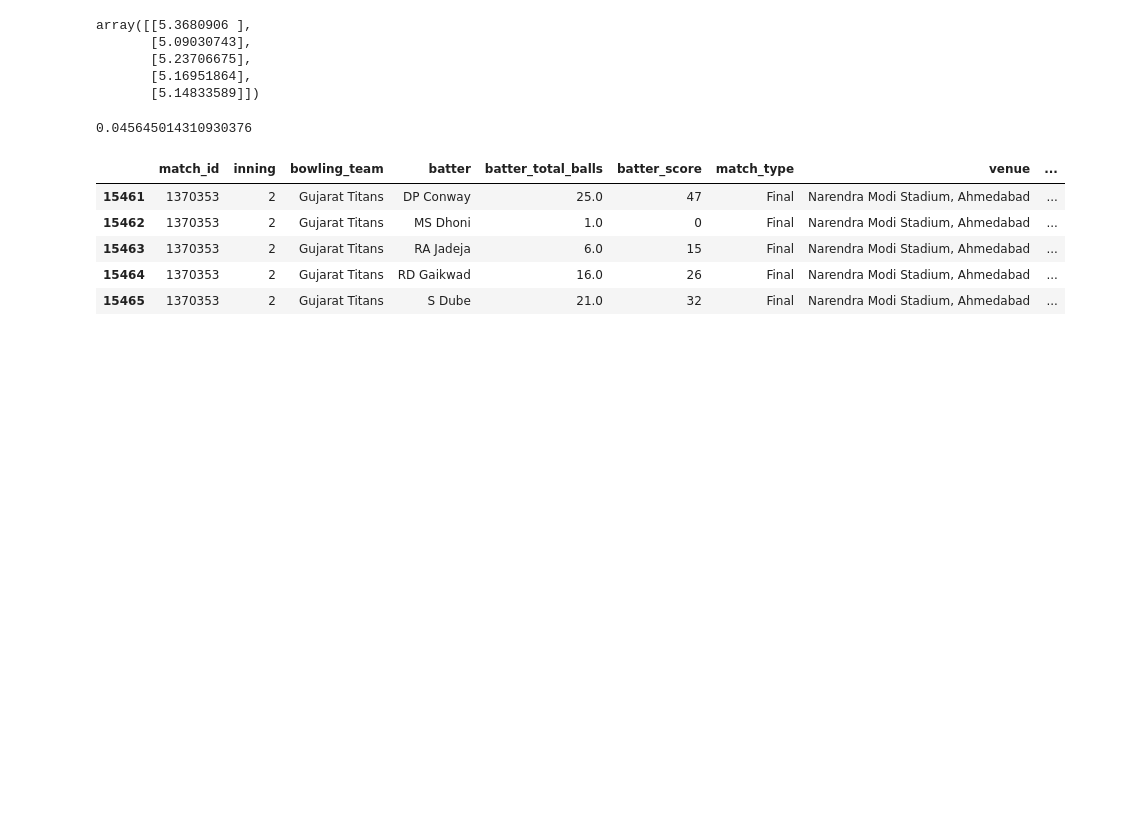
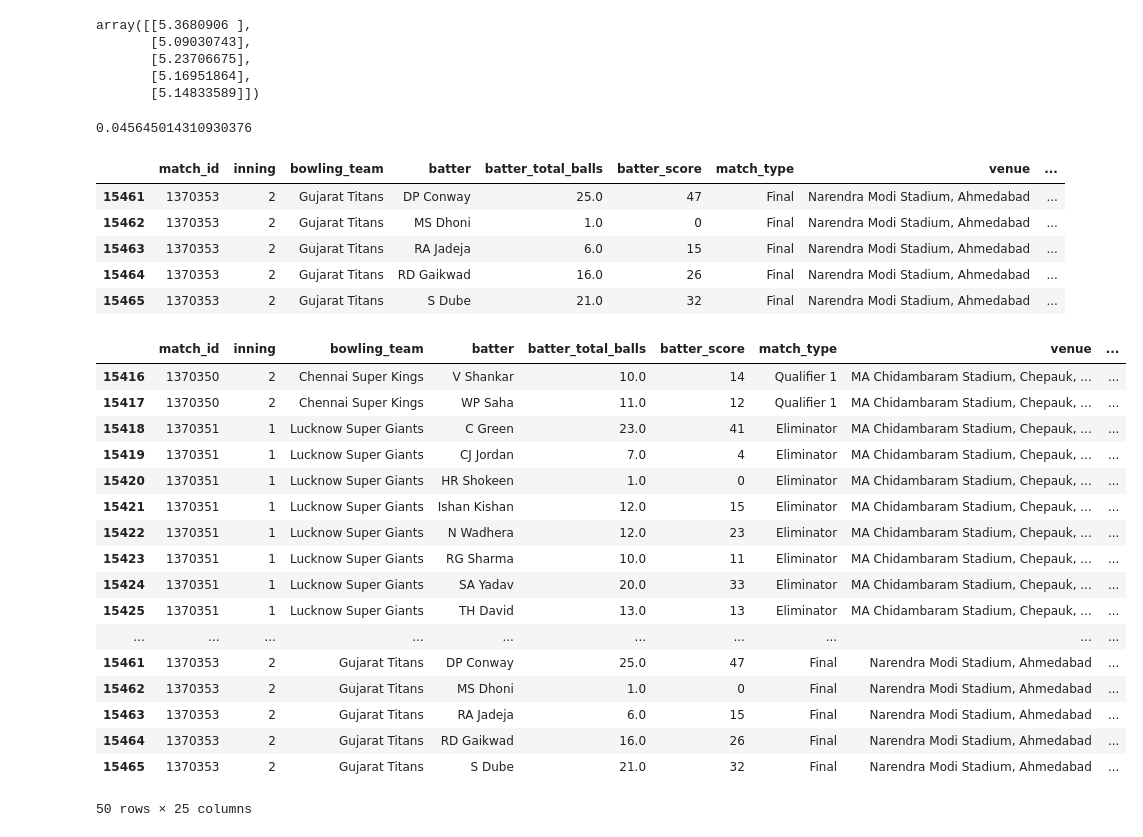
Before and after one commit to depleur/cricforecast, a Jupyter notebook: new_features.ipynb, the cells around one changed output. Drawn from its saved outputs; the diff is of its cells as text; code cells hidden in the pictures; blank space fills up the shorter version.

Commit message:
feat: Add last 5 matches rolling window
Signed-off-by: Namit Arjaria <namitarjaria25@gmail.com>

```diff
--- a/new_features.ipynb
+++ b/new_features.ipynb
@@ -221,3 +221,54 @@ df.tail()
 | 15463 | 1370353 | 2 | Gujarat Titans | RA Jadeja | 6.0 | 15 | Final | Narendra Modi Stadium, Ahmedabad | ... |
 | 15464 | 1370353 | 2 | Gujarat Titans | RD Gaikwad | 16.0 | 26 | Final | Narendra Modi Stadium, Ahmedabad | ... |
 | 15465 | 1370353 | 2 | Gujarat Titans | S Dube | 21.0 | 32 | Final | Narendra Modi Stadium, Ahmedabad | ... |
+# %%
+# Step 1: Sort the DataFrame by batter and match_id
+df_sorted = df.sort_values(by=['batter', 'match_id'])
+
+# Step 2: Group by batter
+grouped = df_sorted.groupby('batter')
+
+# Step 3: Calculate rolling statistics
+rolling_stats = grouped.apply(
+    lambda x: x.assign(
+        total_runs_5=x['batter_score'].rolling(5, min_periods=1).sum(),
+        balls_faced_5=x['batter_total_balls'].rolling(5, min_periods=1).sum(),
+        dismissals_5=x['dismissed'].rolling(5, min_periods=1).sum(),
+        no_of_30_plus_5=x['batter_score'].rolling(5, min_periods=1).apply(lambda y: (y >= 30).sum()),
+        no_of_50_plus_5=x['batter_score'].rolling(5, min_periods=1).apply(lambda y: (y >= 50).sum())
+    )
+)
+
+# Reset index to match the original DataFrame
+rolling_stats = rolling_stats.reset_index(drop=True)
+
+# Step 4: Compute required metrics
+rolling_stats['average_5'] = rolling_stats['total_runs_5'] / rolling_stats['dismissals_5']
+rolling_stats['strike_rate_5'] = rolling_stats['total_runs_5'] / rolling_stats['balls_faced_5']
+
+# Drop intermediate columns
+rolling_stats = rolling_stats.drop(columns=['balls_faced_5', 'dismissals_5'])
+
+# Step 5: Merge the rolling statistics back to the original DataFrame based on the original index
+df_final = pd.concat([df, rolling_stats[['total_runs_5', 'no_of_30_plus_5', 'no_of_50_plus_5', 'average_5', 'strike_rate_5']]], axis=1)
+
+df_final.tail(50)
+# %% [output]
+|  | match_id | inning | bowling_team | batter | batter_total_balls | batter_score | match_type | venue | ... |
+| 15416 | 1370350 | 2 | Chennai Super Kings | V Shankar | 10.0 | 14 | Qualifier 1 | MA Chidambaram Stadium, Chepauk, ... | ... |
+| 15417 | 1370350 | 2 | Chennai Super Kings | WP Saha | 11.0 | 12 | Qualifier 1 | MA Chidambaram Stadium, Chepauk, ... | ... |
+| 15418 | 1370351 | 1 | Lucknow Super Giants | C Green | 23.0 | 41 | Eliminator | MA Chidambaram Stadium, Chepauk, ... | ... |
+| 15419 | 1370351 | 1 | Lucknow Super Giants | CJ Jordan | 7.0 | 4 | Eliminator | MA Chidambaram Stadium, Chepauk, ... | ... |
+| 15420 | 1370351 | 1 | Lucknow Super Giants | HR Shokeen | 1.0 | 0 | Eliminator | MA Chidambaram Stadium, Chepauk, ... | ... |
+| 15421 | 1370351 | 1 | Lucknow Super Giants | Ishan Kishan | 12.0 | 15 | Eliminator | MA Chidambaram Stadium, Chepauk, ... | ... |
+| 15422 | 1370351 | 1 | Lucknow Super Giants | N Wadhera | 12.0 | 23 | Eliminator | MA Chidambaram Stadium, Chepauk, ... | ... |
+| 15423 | 1370351 | 1 | Lucknow Super Giants | RG Sharma | 10.0 | 11 | Eliminator | MA Chidambaram Stadium, Chepauk, ... | ... |
+| 15424 | 1370351 | 1 | Lucknow Super Giants | SA Yadav | 20.0 | 33 | Eliminator | MA Chidambaram Stadium, Chepauk, ... | ... |
+| 15425 | 1370351 | 1 | Lucknow Super Giants | TH David | 13.0 | 13 | Eliminator | MA Chidambaram Stadium, Chepauk, ... | ... |
+| ... | ... | ... | ... | ... | ... | ... | ... | ... | ... |
+| 15461 | 1370353 | 2 | Gujarat Titans | DP Conway | 25.0 | 47 | Final | Narendra Modi Stadium, Ahmedabad | ... |
+| 15462 | 1370353 | 2 | Gujarat Titans | MS Dhoni | 1.0 | 0 | Final | Narendra Modi Stadium, Ahmedabad | ... |
+| 15463 | 1370353 | 2 | Gujarat Titans | RA Jadeja | 6.0 | 15 | Final | Narendra Modi Stadium, Ahmedabad | ... |
+| 15464 | 1370353 | 2 | Gujarat Titans | RD Gaikwad | 16.0 | 26 | Final | Narendra Modi Stadium, Ahmedabad | ... |
+| 15465 | 1370353 | 2 | Gujarat Titans | S Dube | 21.0 | 32 | Final | Narendra Modi Stadium, Ahmedabad | ... |
+50 rows × 25 columns
```
